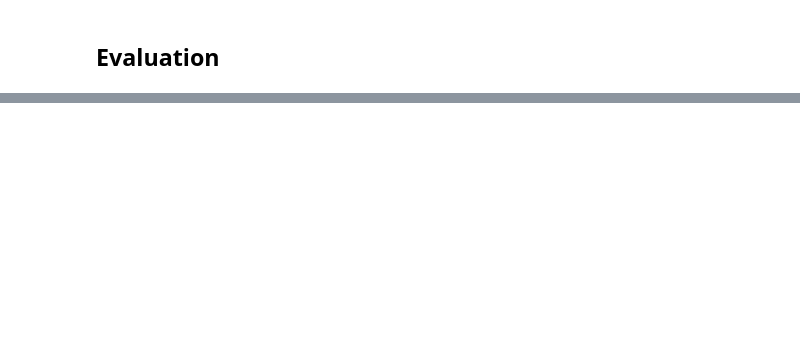
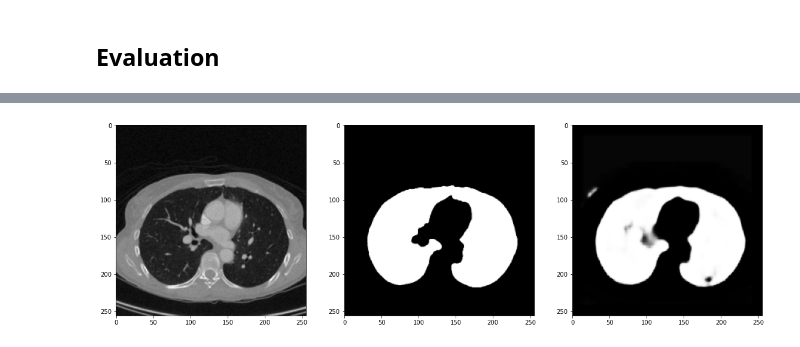
Before and after one commit to yhhyunn/image_segmentation_clone, a Jupyter notebook: train.ipynb, the cells around one changed output, grey strips where cells are left out. Drawn from its saved outputs; the diff is of its cells as text; code cells hidden in the pictures; blank space fills up the shorter version.

Commit message:
Modify figure

```diff
--- a/train.ipynb
+++ b/train.ipynb
@@ -123,0 +126,16 @@ ax[1, 1].plot(history.history['val_acc'], 'b--')
+# %%
+preds = model.predict(x_val)
+
+
+fig, ax = plt.subplots(1, 3, figsize=(15, 5))
+
+i = 0
+ax[0].imshow(x_val[i].squeeze(), cmap="gray")
+ax[1].imshow(y_val[i].squeeze(), cmap="gray")
+ax[2].imshow(pred.squeeze(), cmap="gray")
+
+fig.tight_layout()
+fig.subplots_adjust(left=0, bottom=0,  right=1, top=1, hspace=0.2, wspace=0.2)
+fig.savefig(f"result_img{i}.png") # Image size 조절을 위해 figsize 조절 필요
+# %% [output]
+[figure, added]
```
Also changed, not shown: parts of 2 cells of this notebook, 1 other file.
